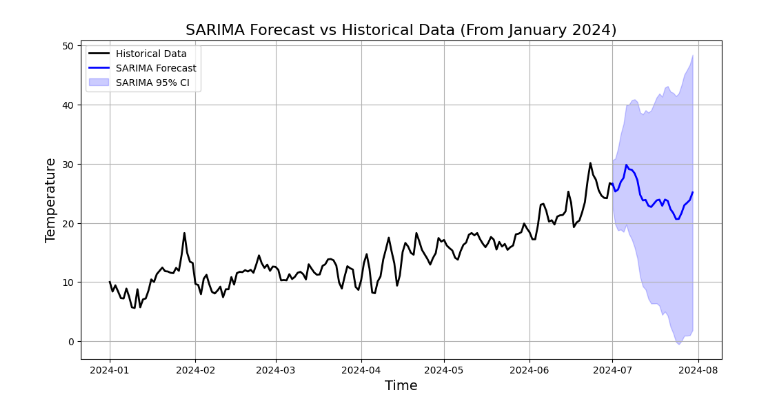
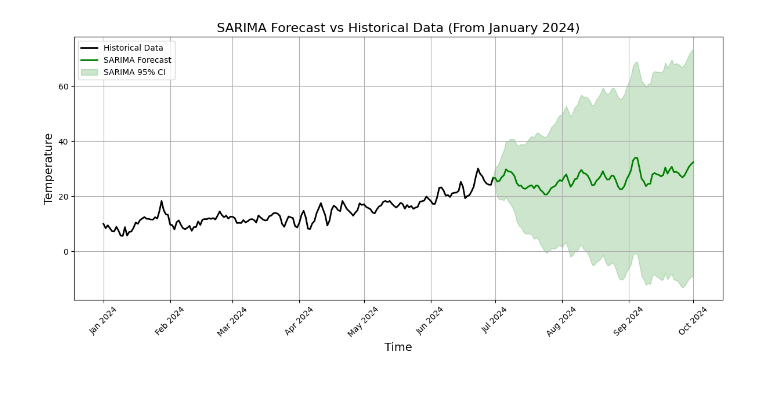
Before and after one commit to GianiRanzetti/Minerva---Weather-Derivatives, a Jupyter notebook: pricer.ipynb, the cells around one changed output. Saved outputs shown, nothing was run; the diff lists cells and outputs as text; code cells hidden in the pictures; blank space fills up the shorter version.

```diff
--- a/pricer.ipynb
+++ b/pricer.ipynb
@@ -71,7 +71,14 @@ def price_weather_derivative(forecast_series: pd.Series,
 SARIMAforecast = pd.read_csv('Forecasts/SARIMA_Forecast.csv', index_col=0)
 
 # Take only the first 31 rows
-SARIMAforecast = SARIMAforecast.iloc[1:31]
+SARIMAforecast = SARIMAforecast.iloc[1:]
+# %%
+# Open up CSV file forecast
+LSTMforecast = pd.read_csv('/Users/gianiranzetti/Github/Minerva---Weather-Derivatives/Forecasts/predictions_with_ci.csv', index_col=0)
+
+# Drop the column 'Actual Data' from LSTMforecast
+LSTMforecast = LSTMforecast.drop('Actual', axis=1)
+LSTMforecast.index = SARIMAforecast[:-1].index
 # %%
 import json
 
@@ -235,48 +222,84 @@ SARIMAforecast_filtered
 # %%
-# Get the last value of the historical data
-last_historical_date = historical_data['date'].iloc[-1]
-last_historical_value = historical_data['mean'].iloc[-1]
+import matplotlib.pyplot as plt
+import matplotlib.dates as mdates
+from matplotlib.dates import MonthLocator, DateFormatter
 
-# Add the last historical observation to the forecast data for both SARIMA and UOmodel
+# Ensure datetime index
+SARIMAforecast_filtered_with_last.index = pd.to_datetime(SARIMAforecast_filtered_with_last.index)
+UOmodelforecast_filtered_with_last.index = pd.to_datetime(UOmodelforecast_filtered_with_last.index)
+LSTMforecast_filtered_with_last.index = pd.to_datetime(LSTMforecast_filtered_with_last.index)
+historical_data['date'] = pd.to_datetime(historical_data['date'])
 
-# For SARIMA forecast
-SARIMAforecast_filtered_with_last = pd.DataFrame({
-    'mean_forecast': [last_historical_value] + list(SARIMAforecast_filtered['mean_forecast']),
-    'lower_ci_95': [last_historical_value] + list(SARIMAforecast_filtered['lower_ci_95']),
-    'upper_ci_95': [last_historical_value] + list(SARIMAforecast_filtered['upper_ci_95'])
-}, index=[last_historical_date] + list(SARIMAforecast_filtered.index))
-
-# For UOmodel forecast
-UOmodelforecast_filtered_with_last = pd.DataFrame({
-    'mean_forecast': [last_historical_value] + list(UOmodelforecast_filtered['mean_forecast']),
-    'lower_ci_95': [last_historical_value] + list(UOmodelforecast_filtered['lower_ci_95']),
-    'upper_ci_95': [last_historical_value] + list(UOmodelforecast_filtered['upper_ci_95'])
-}, index=[last_historical_date] + list(UOmodelforecast_filtered.index))
-
-# Plotting for SARIMA model
+# SARIMA Plot
 plt.figure(figsize=(12, 6))
 plt.plot(historical_data['date'], historical_data['mean'], label='Historical Data', color='black', linewidth=2)
-plt.plot(SARIMAforecast_filtered_with_last.index, SARIMAforecast_filtered_with_last['mean_forecast'], label='SARIMA Forecast', color='blue', linestyle='-', linewidth=2)
-plt.fill_between(SARIMAforecast_filtered_with_last.index, SARIMAforecast_filtered_with_last['lower_ci_95'], SARIMAforecast_filtered_with_last['upper_ci_95'],
-                 color='blue', alpha=0.2, label='SARIMA 95% CI')
+plt.plot(SARIMAforecast_filtered_with_last.index, SARIMAforecast_filtered_with_last['mean_forecast'], label='SARIMA Forecast', color='green', linestyle='-', linewidth=2)
+plt.fill_between(SARIMAforecast_filtered_with_last.index,
+                 SARIMAforecast_filtered_with_last['lower_ci_95'],
+                 SARIMAforecast_filtered_with_last['upper_ci_95'],
+                 color='green', alpha=0.2, label='SARIMA 95% CI')
+
 plt.title('SARIMA Forecast vs Historical Data (From January 2024)', fontsize=16)
 plt.xlabel('Time', fontsize=14)
 plt.ylabel('Temperature', fontsize=14)
 plt.legend(loc='upper left')
 plt.grid(True)
+
+# Format x-axis to show one tick per month
+ax = plt.gca()
+ax.xaxis.set_major_locator(MonthLocator())
+ax.xaxis.set_major_formatter(DateFormatter('%b %Y'))  # e.g., Jan 2024
+plt.xticks(rotation=45)
+
+plt.tight_layout()
 plt.show()
 
-# Plotting for UOmodel
+# UOmodel Plot
 plt.figure(figsize=(12, 6))
 plt.plot(historical_data['date'], historical_data['mean'], label='Historical Data', color='black', linewidth=2)
 plt.plot(UOmodelforecast_filtered_with_last.index, UOmodelforecast_filtered_with_last['mean_forecast'], label='UOmodel Forecast', color='green', linestyle='-', linewidth=2)
-plt.fill_between(UOmodelforecast_filtered_with_last.index, UOmodelforecast_filtered_with_last['lower_ci_95'], UOmodelforecast_filtered_with_last['upper_ci_95'],
+plt.fill_between(UOmodelforecast_filtered_with_last.index,
+                 UOmodelforecast_filtered_with_last['lower_ci_95'],
+                 UOmodelforecast_filtered_with_last['upper_ci_95'],
                  color='green', alpha=0.2, label='UOmodel 95% CI')
+
 plt.title('UOmodel Forecast vs Historical Data (From January 2024)', fontsize=16)
 plt.xlabel('Time', fontsize=14)
 plt.ylabel('Temperature', fontsize=14)
 plt.legend(loc='upper left')
 plt.grid(True)
+
+# Format x-axis to show one tick per month
+ax = plt.gca()
+ax.xaxis.set_major_locator(MonthLocator())
+ax.xaxis.set_major_formatter(DateFormatter('%b %Y'))
+plt.xticks(rotation=45)
+
+plt.tight_layout()
 plt.show()
+
+# UOmodel Plot
+plt.figure(figsize=(12, 6))
+plt.plot(historical_data['date'], historical_data['mean'], label='Historical Data', color='black', linewidth=2)
+plt.plot(LSTMforecast_filtered_with_last.index, LSTMforecast_filtered_with_last['mean_forecast'], label='UOmodel Forecast', color='green', linestyle='-', linewidth=2)
+plt.fill_between(LSTMforecast_filtered_with_last.index,
+                 LSTMforecast_filtered_with_last['lower_ci_95'],
+                 LSTMforecast_filtered_with_last['upper_ci_95'],
+                 color='green', alpha=0.2, label='UOmodel 95% CI')
+
+plt.title('LSTM Forecast vs Historical Data (From January 2024)', fontsize=16)
+plt.xlabel('Time', fontsize=14)
+plt.ylabel('Temperature', fontsize=14)
+plt.legend(loc='upper left')
+plt.grid(True)
+
+# Format x-axis to show one tick per month
+ax = plt.gca()
+ax.xaxis.set_major_locator(MonthLocator())
+ax.xaxis.set_major_formatter(DateFormatter('%b %Y'))
+plt.xticks(rotation=45)
+
+plt.tight_layout()
+plt.show()
 # %% [output]
-[figure, old version]
+[figure, new version]
```
Also changed, not shown: parts of 9 cells of this notebook, 5 other files.
